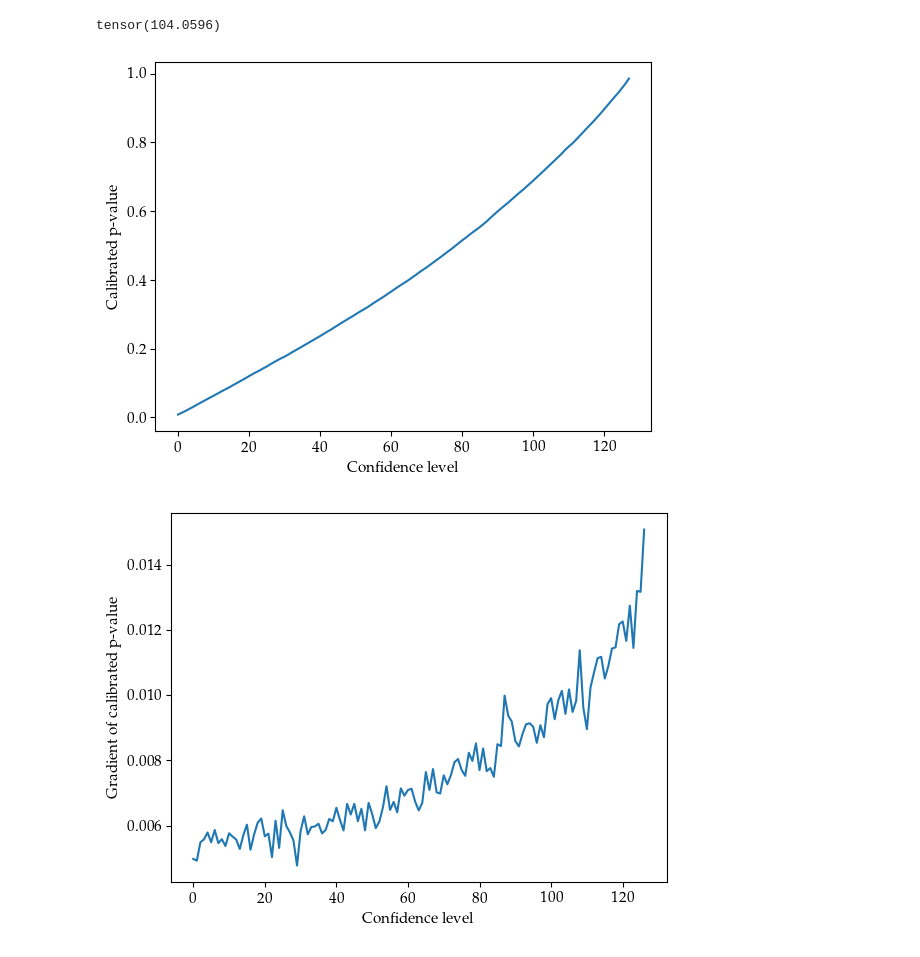
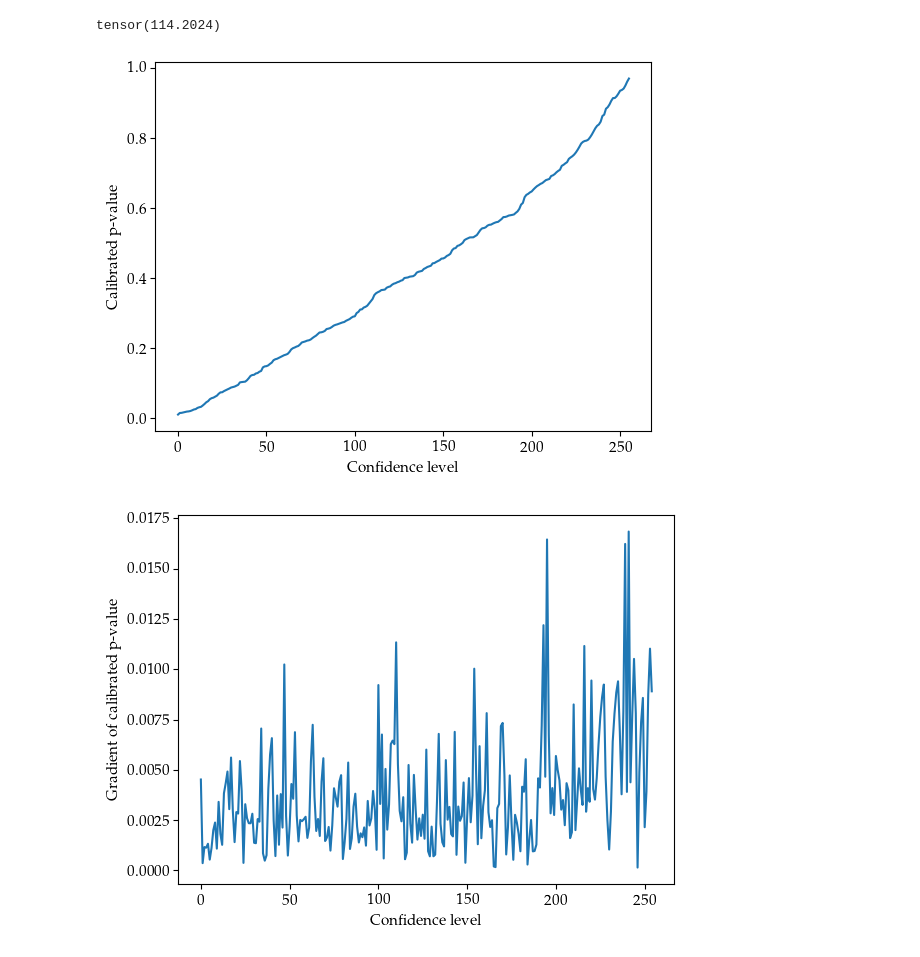
Before and after one commit to alexanderkrauck/uncertainty_prediction, a Jupyter notebook: notebooks/16_full_cde_recalibration_rl_dataset_nll_experiment.ipynb, the cells around one changed output. Drawn from its saved outputs; the diff is of its cells as text; code cells hidden in the pictures.

```diff
--- a/notebooks/16_full_cde_recalibration_rl_dataset_nll_experiment.ipynb
+++ b/notebooks/16_full_cde_recalibration_rl_dataset_nll_experiment.ipynb
@@ -46,17 +44,18 @@ Early stopping
 # %%
-k = 128
+k = 256
+y_grid_size = 2**13
 confidence_grid = torch.linspace(1/k, 1 - 1/k, k)
 y_space = model.y_space
-y_space = torch.linspace(y_space.min().item() - model.std_y.item(), y_space.max().item() + model.std_y.item(), 2**12)
+y_space = torch.linspace(y_space.min().item() - model.std_y.item(), y_space.max().item() + model.std_y.item(), y_grid_size)
 scaling_factor = ((y_space.max() - y_space.min())/len(y_space))**-1
 # %%
 scaling_factor
 # %% [output]
-tensor(104.0596)
+tensor(114.2024)
 # %%
 required_ps = []
 with torch.no_grad():
-    for x, y in tqdm(dm.get_total_dataloader(64)):
+    for x, y in tqdm(dm.get_train_dataloader(64)):
 
         x = x.to("cuda")
         y = y.to("cuda")
@@ -72,20 +71,39 @@ calibrated_confidence_grid = torch.quantile(required_ps.float(), confidence_grid
 # %%
 %matplotlib inline
 plt.plot(calibrated_confidence_grid.detach().numpy())
 plt.xlabel("Confidence level")
 plt.ylabel("Calibrated p-value")
 plt.show()
 
+
 grad = calibrated_confidence_grid[1:] - calibrated_confidence_grid[:-1]
 plt.plot(grad.detach().numpy())
 plt.xlabel("Confidence level")
 plt.ylabel("Gradient of calibrated p-value")
 plt.show()
 
+window_size = k//8
+filter_ = np.ones(window_size) / window_size
+
+grad_grid_smooth = np.convolve(grad, filter_, mode='same')
+plt.plot(grad_grid_smooth)
+plt.xlabel("Confidence level")
+plt.ylabel("Smooth Gradient of calibrated p-value")
+plt.show()
+
+smooth_calibrated_confidence_grid = np.cumsum(grad_grid_smooth)
+smooth_calibrated_confidence_grid /= np.max(smooth_calibrated_confidence_grid)
+smooth_calibrated_confidence_grid -= 1/k
+plt.plot(calibrated_confidence_grid)
+plt.xlabel("Confidence level")
+plt.ylabel("Smooth Gradient of calibrated p-value")
+plt.show()
+#calibrated_confidence_grid = torch.tensor(smooth_calibrated_confidence_grid)
+
 plt.plot(confidence_grid.detach().numpy())
 plt.xlabel("Confidence level")
 plt.ylabel("Confidence level Ideal")
 plt.show()
 # %% [output]
-[figure, old version]
+[figure, new version]
-[figure, old version]
+[figure, new version]
```
Also changed, not shown: parts of 13 cells of this notebook, 4 other files.
